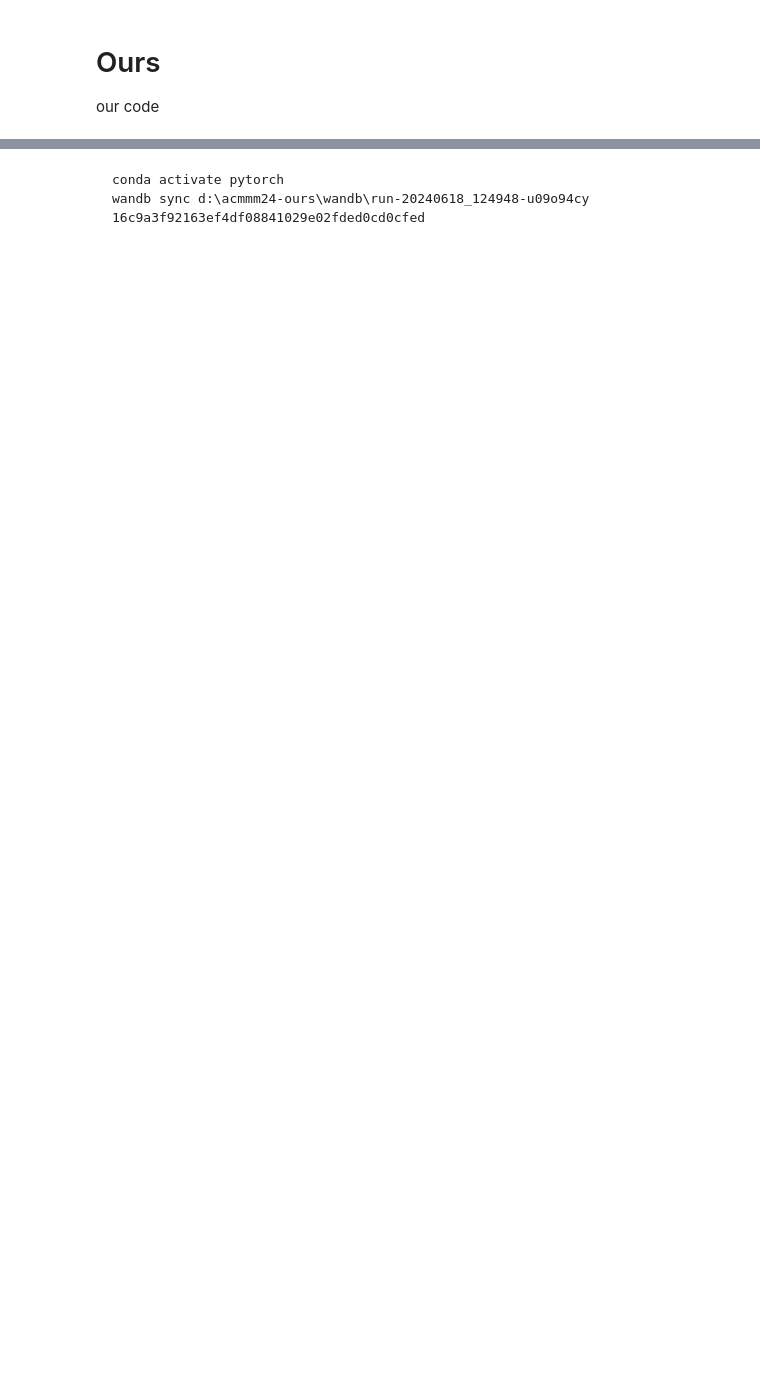
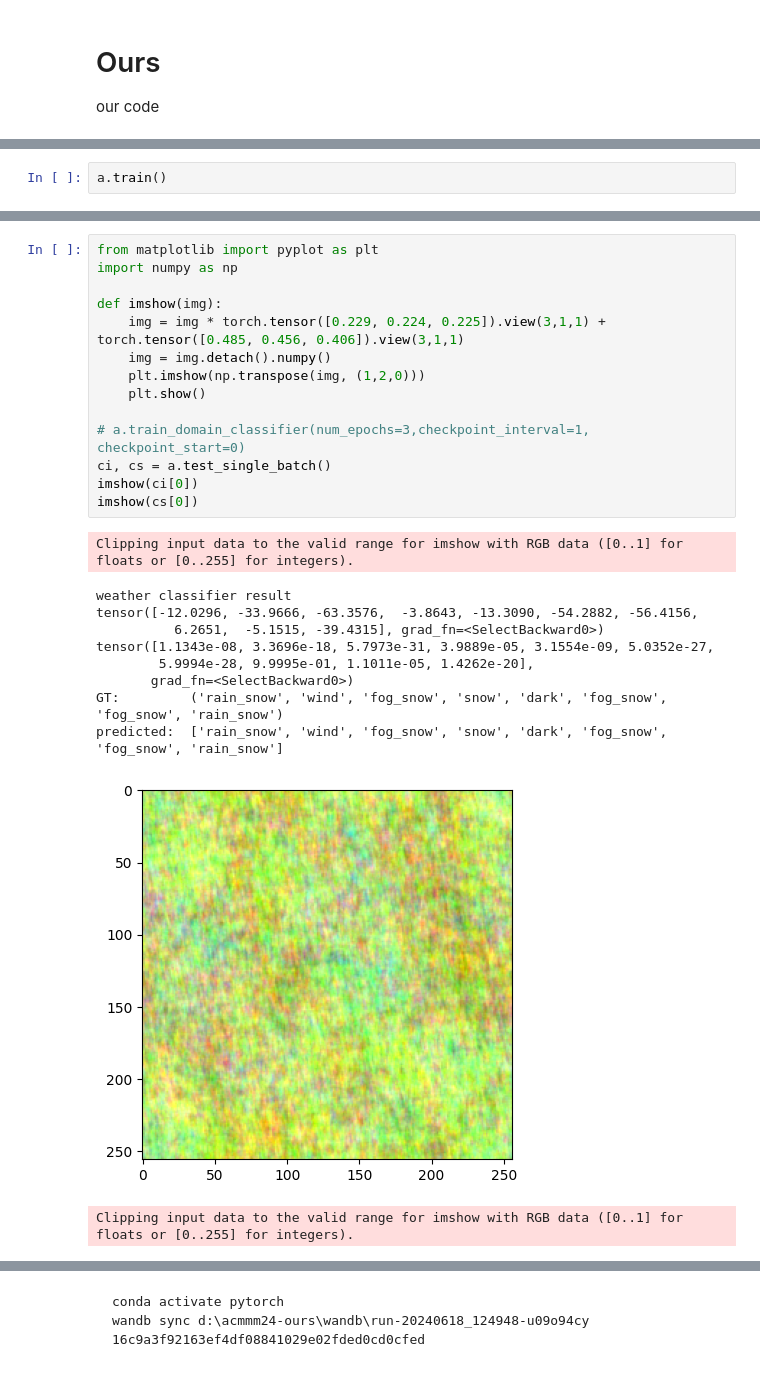
Before and after one commit to sayoriaaa/UAVM24-solution, a Jupyter notebook: ours.ipynb, the cells around one changed output, grey strips where cells are left out. Cells and saved outputs as stored; diff of their text form; blank space fills up the shorter version.

```diff
--- a/ours.ipynb
+++ b/ours.ipynb
@@ -179,0 +468,2 @@ predicted:  ['light', 'normal', 'normal', 'snow', 'rain_snow', 'wind', 'dark', '
+# %%
+a.train()
@@ -179,0 +504,26 @@ predicted:  ['light', 'normal', 'normal', 'snow', 'rain_snow', 'wind', 'dark', '
+# %%
+from matplotlib import pyplot as plt
+import numpy as np
+
+def imshow(img):
+    img = img * torch.tensor([0.229, 0.224, 0.225]).view(3,1,1) + torch.tensor([0.485, 0.456, 0.406]).view(3,1,1)
+    img = img.detach().numpy()
+    plt.imshow(np.transpose(img, (1,2,0)))
+    plt.show()
+
+# a.train_domain_classifier(num_epochs=3,checkpoint_interval=1, checkpoint_start=0)
+ci, cs = a.test_single_batch()
+imshow(ci[0])
+imshow(cs[0])
+# %% [output]
+Clipping input data to the valid range for imshow with RGB data ([0..1] for floats or [0..255] for integers).
+weather classifier result
+tensor([-12.0296, -33.9666, -63.3576,  -3.8643, -13.3090, -54.2882, -56.4156,
+          6.2651,  -5.1515, -39.4315], grad_fn=<SelectBackward0>)
+tensor([1.1343e-08, 3.3696e-18, 5.7973e-31, 3.9889e-05, 3.1554e-09, 5.0352e-27,
+        5.9994e-28, 9.9995e-01, 1.1011e-05, 1.4262e-20],
+       grad_fn=<SelectBackward0>)
+GT:         ('rain_snow', 'wind', 'fog_snow', 'snow', 'dark', 'fog_snow', 'fog_snow', 'rain_snow')
+predicted:  ['rain_snow', 'wind', 'fog_snow', 'snow', 'dark', 'fog_snow', 'fog_snow', 'rain_snow']
+[figure, added]
+Clipping input data to the valid range for imshow with RGB data ([0..1] for floats or [0..255] for integers).
```
Also changed, not shown: parts of 15 cells of this notebook, 12 other files.
